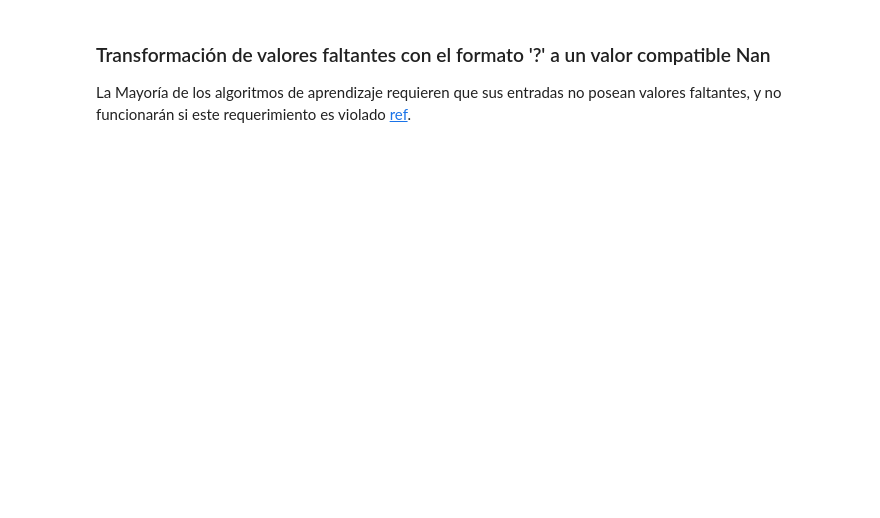
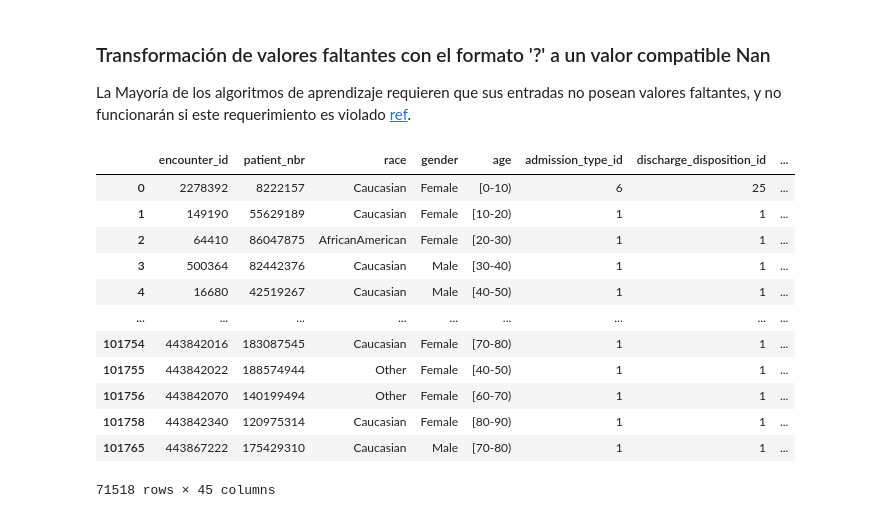
Before and after one commit to danieluseche/ML_multiclasifiers, a Jupyter notebook: Bagging_&_Boosting_for_Diabetic_Data.ipynb, the cells around one changed output. Saved outputs shown, nothing was run; the diff lists cells and outputs as text; code cells hidden in the pictures; blank space fills up the shorter version.

```diff
--- a/Bagging_&_Boosting_for_Diabetic_Data.ipynb
+++ b/Bagging_&_Boosting_for_Diabetic_Data.ipynb
@@ -48,3 +81,23 @@ diabeticDataSet.T
 La Mayoría de los algoritmos de aprendizaje requieren que sus entradas no posean valores faltantes, y no funcionarán si este requerimiento es violado [ref](https://scikit-learn.org/stable/modules/impute.html#impute).
 # %%
 diabeticDataSet = diabeticDataSet.replace('?', np.nan)
+# %%
+for col in diabeticDataSet.columns:
+    imp = SimpleImputer(missing_values=np.nan, strategy='most_frequent')
+    imp.fit(diabeticDataSet[[col]])
+    diabeticDataSet[col] = imp.fit_transform(diabeticDataSet[[col]])
+diabeticDataSet
+# %% [output]
+|  | encounter_id | patient_nbr | race | gender | age | admission_type_id | discharge_disposition_id | ... |
+| 0 | 2278392 | 8222157 | Caucasian | Female | [0-10) | 6 | 25 | ... |
+| 1 | 149190 | 55629189 | Caucasian | Female | [10-20) | 1 | 1 | ... |
+| 2 | 64410 | 86047875 | AfricanAmerican | Female | [20-30) | 1 | 1 | ... |
+| 3 | 500364 | 82442376 | Caucasian | Male | [30-40) | 1 | 1 | ... |
+| 4 | 16680 | 42519267 | Caucasian | Male | [40-50) | 1 | 1 | ... |
+| ... | ... | ... | ... | ... | ... | ... | ... | ... |
+| 101754 | 443842016 | 183087545 | Caucasian | Female | [70-80) | 1 | 1 | ... |
+| 101755 | 443842022 | 188574944 | Other | Female | [40-50) | 1 | 1 | ... |
+| 101756 | 443842070 | 140199494 | Other | Female | [60-70) | 1 | 1 | ... |
+| 101758 | 443842340 | 120975314 | Caucasian | Female | [80-90) | 1 | 1 | ... |
+| 101765 | 443867222 | 175429310 | Caucasian | Male | [70-80) | 1 | 1 | ... |
+71518 rows × 45 columns
```
Also changed, not shown: parts of 14 cells of this notebook, 2 other files.
